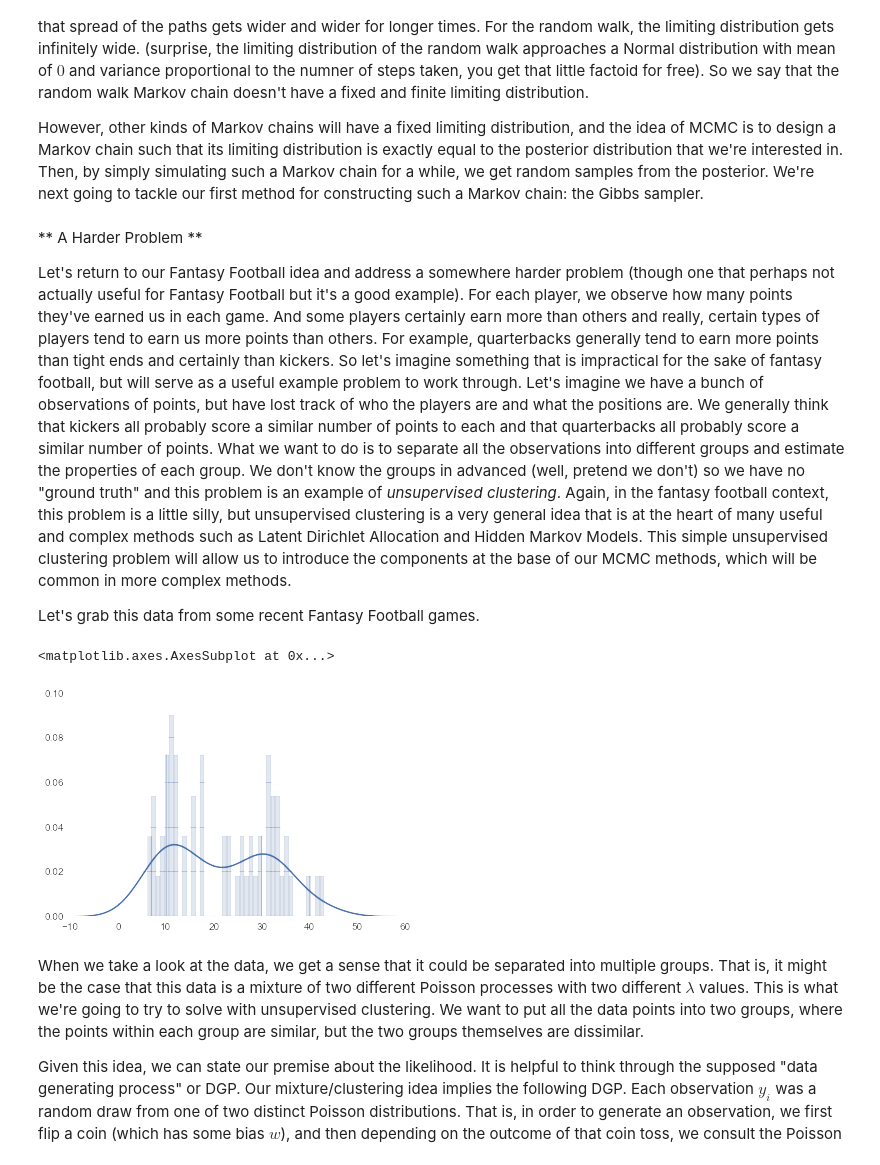
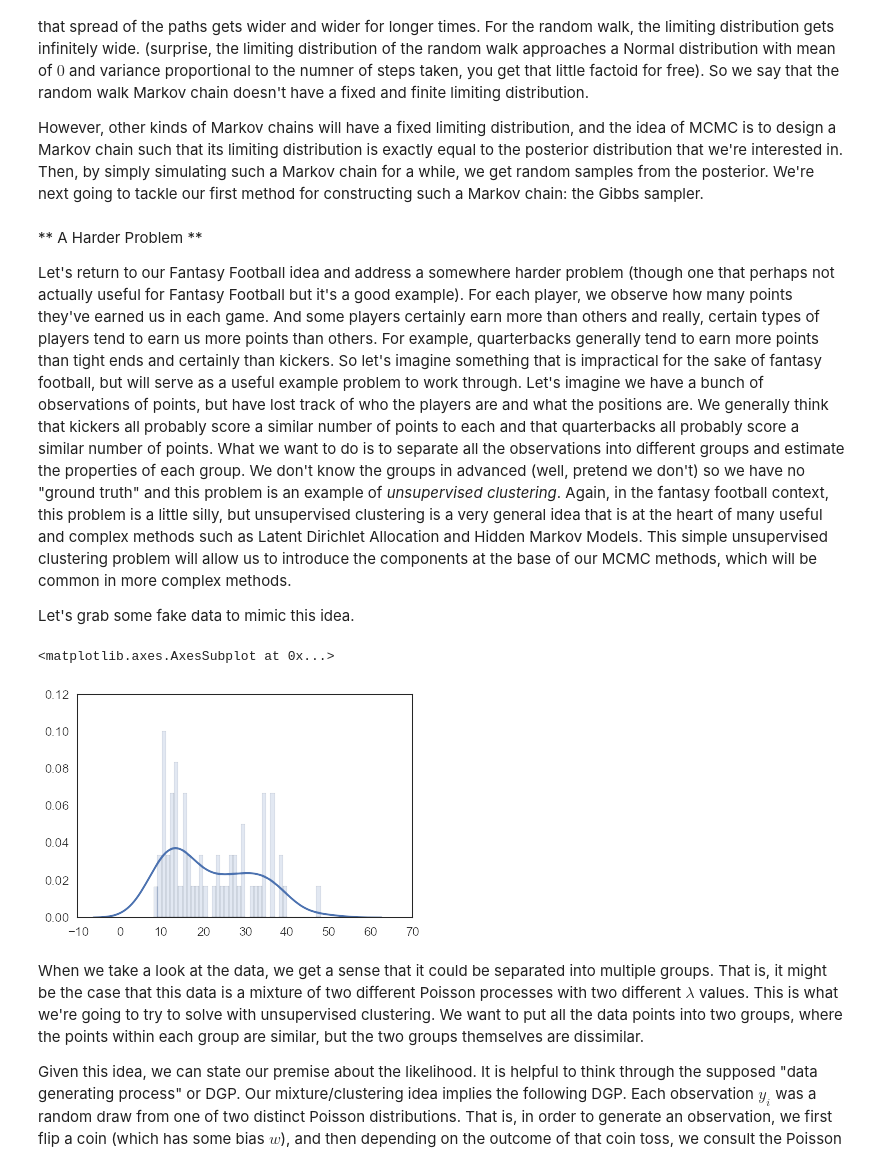
Before and after one commit to keeganhines/computationalStatistics, a Jupyter notebook: MCMC.ipynb, the cells around one changed output. Saved outputs shown, nothing was run; the diff lists cells and outputs as text; code cells hidden in the pictures.

```diff
--- a/MCMC.ipynb
+++ b/MCMC.ipynb
@@ -69,18 +69,18 @@ Let's return to our Fantasy Football idea and address a somewhere harder problem
 
-Let's grab this data from some recent Fantasy Football games.
+Let's grab some fake data to mimic this idea.
 # %%
-# Will scrape some real data and have it available, but for now just fake it
 
 import numpy as np
 import numpy.random as r
 import seaborn as sns
 %matplotlib inline
 
-someFakeData =np.append( r.poisson(30,size=30),r.poisson(13,size=30))
+someFakeData =np.append( r.poisson(30,size=30)\
+                        ,r.poisson(13,size=30))
 sns.distplot(someFakeData,bins=40)
 # %% [output]
 <matplotlib.axes.AxesSubplot at 0x...>
-[figure, old version]
+[figure, new version]
 # %% [markdown]
 When we take a look at the data, we get a sense that it could be separated into multiple groups. That is, it might be the case that this data is a mixture of two different Poisson processes with two different $\lambda$ values. This is what we're going to try to solve with unsupervised clustering. We want to put all the data points into two groups, where the points within each group are similar, but the two groups themselves are dissimilar.
 
```
Also changed, not shown: parts of 13 cells of this notebook, 3 other files.
